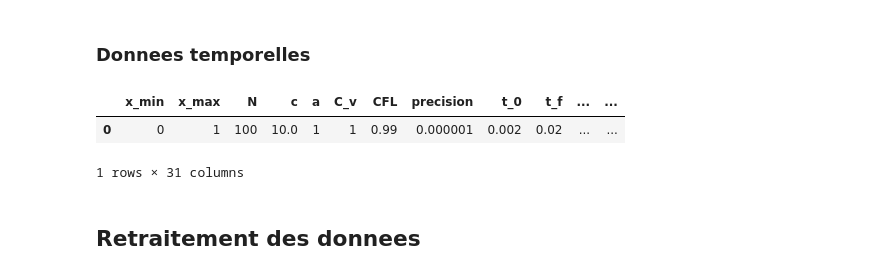
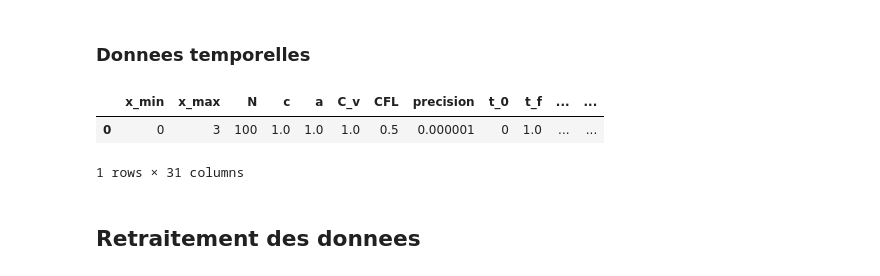
Before and after one commit to ddrous/projet-inverse-2d, a Jupyter notebook: src/notebook/analyse_des_donnees.ipynb, the cells around one changed output. Drawn from its saved outputs; the diff is of its cells as text; code cells hidden in the pictures.

```diff
--- a/src/notebook/analyse_des_donnees.ipynb
+++ b/src/notebook/analyse_des_donnees.ipynb
@@ -48,8 +48,11 @@ import ast
 # df_spatial_path = "../../data/df_spatial.csv"
 # df_temporal_path = "../../data/df_temporal.csv"
 
-df_spatial_path = "../../data/df_spatial_dirac.csv"
-df_temporal_path = "../../data/df_temporal_dirac.csv"
+# df_spatial_path = "../../data/df_spatial_dirac.csv"
+# df_temporal_path = "../../data/df_temporal_dirac.csv"
+
+df_spatial_path = "../../data/df_spatial_olson.csv"
+df_temporal_path = "../../data/df_temporal_olson.csv"
 # %% [output]
 Volume in drive C has no label.
  Volume Serial Number is 2248-85E1
@@ -92,14 +111,15 @@ df_s.head(1)
 # %%
 # types = {'x_min':int, 'x_max':int, 'N':int, 'c':int, 'a':int, 'C_v':int, 'CFL':float, 'epsilon':float, 't_init':float, 't_simu':float, 'rho_expr':float, 'sigma_a_expr':float, 'sigma_c_expr':float, 'E_x_0_expr':str, 'F_x_0_expr':str, 'T_x_0_expr':str, 'dt':float, 'step_count':int, 't':str, 'E_left':str, 'E_right':str, 'F_left':str, 'F_right':str, 'T_left':str, 'T_right':str}
 # df_t = pd.read_csv(df_temporal_path, thousands=',')
 
-types = {'c':float, 'rho_expr':float, 'sigma_a_expr':float, 'sigma_c_expr':float, 't_simu':float}
+# types = {'c':float, 'rho_expr':float, 'sigma_a_expr':float, 'sigma_c_expr':float, 't_simu':float}           # DIRAC
+types = {'c':float, 'rho_expr':float, 'sigma_a_expr':str, 'sigma_c_expr':float, 't_simu':float}           # OLSON
 df_t = pd.read_csv(df_temporal_path, thousands=',', dtype=types)
 
 df_t.head(1)
 # %% [output]
 |  | x_min | x_max | N | c | a | C_v | CFL | precision | t_0 | t_f | ... | ... |
-| 0 | 0 | 1 | 100 | 10.0 | 1 | 1 | 0.99 | 0.000001 | 0.002 | 0.02 | ... | ... |
+| 0 | 0 | 3 | 100 | 1.0 | 1.0 | 1.0 | 0.5 | 0.000001 | 0 | 1.0 | ... | ... |
 1 rows × 31 columns
 # %%
 # df_t.dtypes
```
Also changed, not shown: parts of 19 cells of this notebook, 13 other files.
